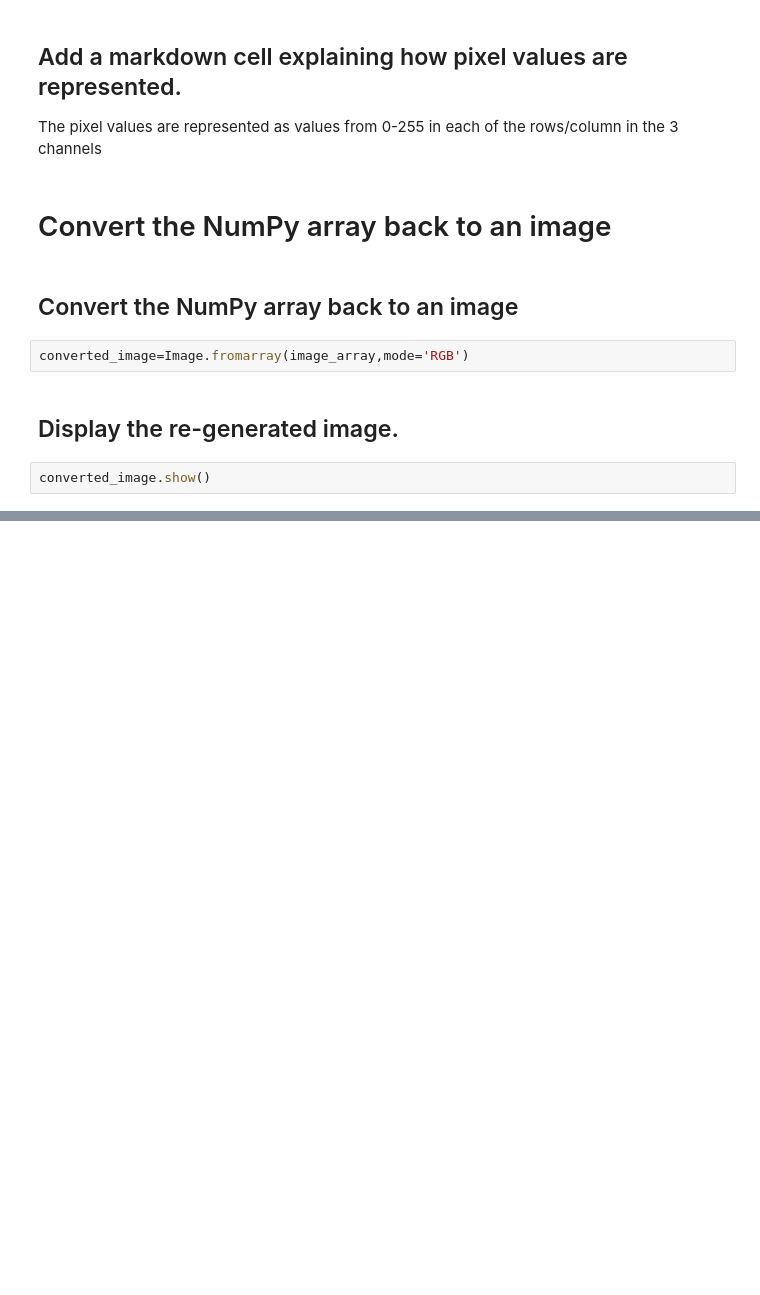
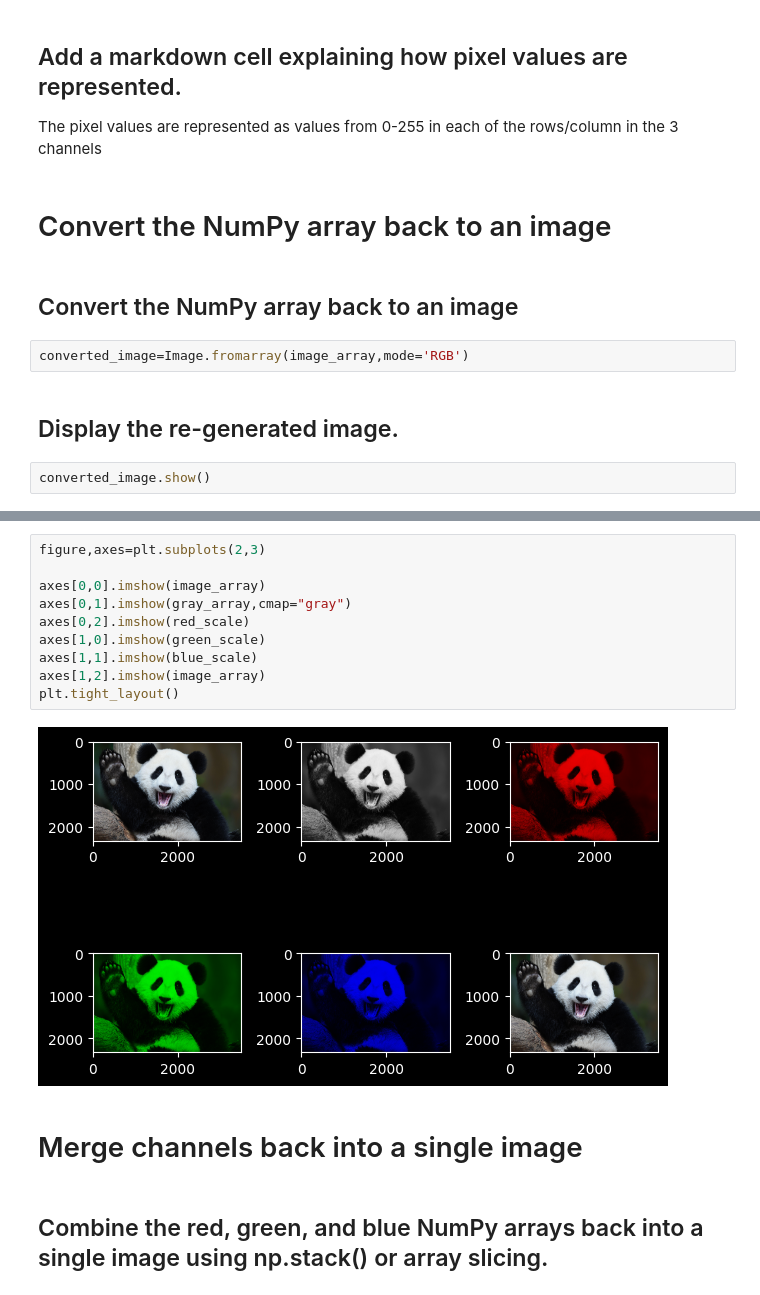
Before and after one commit to Muhammad-Bilal1605/LearningAI, a Jupyter notebook: scripts/assignment_5_image_processing_using_numpy.ipynb, the cells around one changed output, grey strips where cells are left out. Cells and saved outputs as stored; diff of their text form; blank space fills up the shorter version.

```diff
--- a/scripts/assignment_5_image_processing_using_numpy.ipynb
+++ b/scripts/assignment_5_image_processing_using_numpy.ipynb
@@ -115,0 +144,16 @@ plt.imshow(blue_scale)
+# %%
+figure,axes=plt.subplots(2,3)
+
+axes[0,0].imshow(image_array)
+axes[0,1].imshow(gray_array,cmap="gray")
+axes[0,2].imshow(red_scale)
+axes[1,0].imshow(green_scale)
+axes[1,1].imshow(blue_scale)
+axes[1,2].imshow(image_array)
+plt.tight_layout()
+# %% [output]
+[figure, added]
+# %% [markdown]
+# Merge channels back into a single image
+# %% [markdown]
+## Combine the red, green, and blue NumPy arrays back into a single image using np.stack() or array slicing.
```
Also changed, not shown: parts of 16 cells of this notebook, 1 other file.
